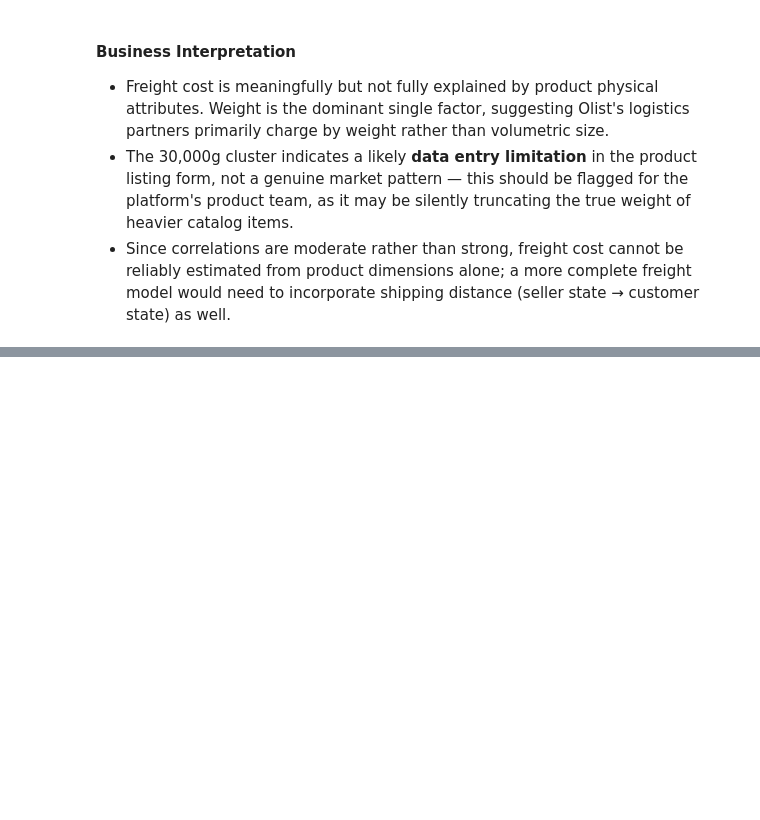
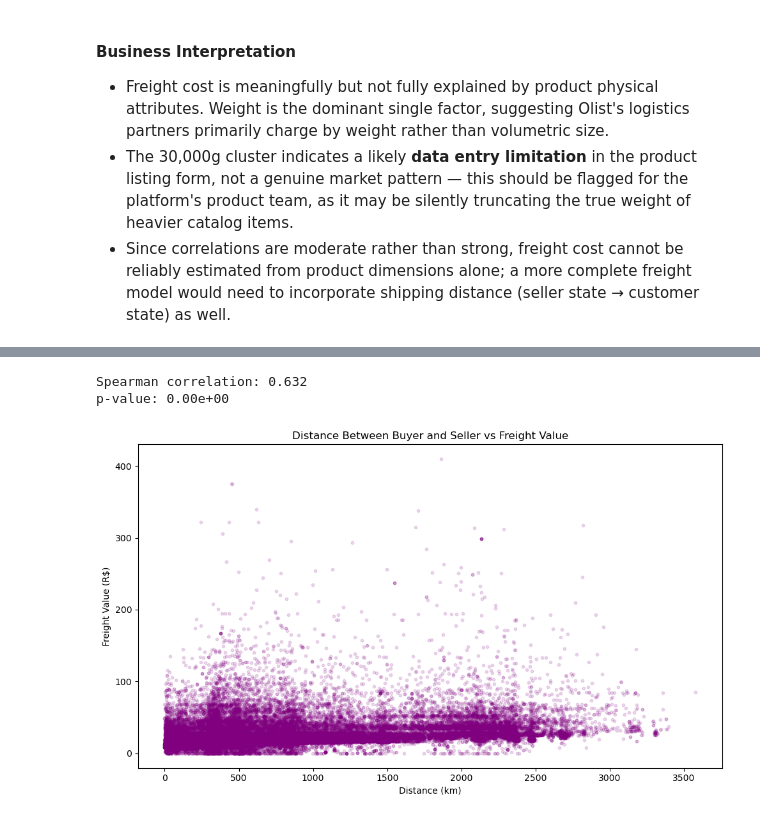
Before and after one commit to AminrezaAman/brazilian-ecommerce-analytics, a Jupyter notebook: notebooks/03_Exploratory_Data_Analysis.ipynb, the cells around one changed output, grey strips where cells are left out. Drawn from its saved outputs; the diff is of its cells as text; code cells hidden in the pictures; blank space fills up the shorter version.

```diff
--- a/notebooks/03_Exploratory_Data_Analysis.ipynb
+++ b/notebooks/03_Exploratory_Data_Analysis.ipynb
@@ -1147,0 +1169,18 @@ volume_cm3 (L×H×W): r = 0.369, p-value = 0.00e+00
+# %%
+sellers_geo = sellers_cleaned.merge(
+    geo_avg, left_on='seller_zip_code_prefix', right_on='geolocation_zip_code_prefix', how='left'
+).rename(columns={'lat': 'seller_lat', 'lng': 'seller_lng'})
+
+customer_geo = customers_cleaned.merge(
+    geo_avg, left_on= 'customer_zip_code_prefix', right_on= 'geolocation_zip_code_prefix', how='left'
+).rename(columns={'lat': 'customer_lat', 'lng': 'customer_lng'})
+# %%
+distance_df = order_items_cleaned.merge(
+    sellers_geo[['seller_id', 'seller_lat','seller_lng']], on='seller_id', how= 'left'
+).merge(
+    orders_cleaned[['order_id', 'customer_id']], on='order_id', how='left'
+).merge(
+    customer_geo[['customer_id', 'customer_lat', 'customer_lng']], on='customer_id', how='left'
+)
+
+print(f"number of rows : {len(distance_df)}")
@@ -1147,0 +1189,17 @@ volume_cm3 (L×H×W): r = 0.369, p-value = 0.00e+00
+# %%
+def haversine_distance(lat1, lon1, lat2, lon2):
+    R = 6371
+    lat1, lon1, lat2, lon2 = map(np.radians, [lat1, lon1, lat2, lon2])
+    dlat = lat2 - lat1
+    dlon = lon2 - lon1
+    a = np.sin(dlat/2)**2 + np.cos(lat1) * np.cos(lat2) * np.sin(dlon/2)**2
+    c = 2 * np.arcsin(np.sqrt(a))
+    return R * c
+
+distance_valid = distance_df.dropna(subset=['seller_lat', 'seller_lng', 'customer_lat', 'customer_lng']).copy()
+print(f"Final row count for analysis: {len(distance_valid)}")
+
+distance_df['distance_km'] = haversine_distance(
+    distance_df['seller_lat'], distance_df['seller_lng'],
+    distance_df['customer_lat'], distance_df['customer_lng']
+)
@@ -1147,0 +1220,17 @@ volume_cm3 (L×H×W): r = 0.369, p-value = 0.00e+00
+# %%
+corr, p_value = stats.spearmanr(distance_valid['distance_km'], distance_valid['freight_value'])
+print(f"Spearman correlation: {corr:.3f}")
+print(f"p-value: {p_value:.2e}")
+# %% [output]
+Spearman correlation: 0.632
+p-value: 0.00e+00
+# %%
+plt.figure(figsize=(10,6))
+plt.scatter(distance_valid['distance_km'], distance_valid['freight_value'], alpha=0.15, s=10, color='purple')
+plt.title('Distance Between Buyer and Seller vs Freight Value')
+plt.xlabel('Distance (km)')
+plt.ylabel('Freight Value (R$)')
+plt.tight_layout()
+plt.show()
+# %% [output]
+[figure, added]
```
Also changed, not shown: parts of 7 cells of this notebook.
